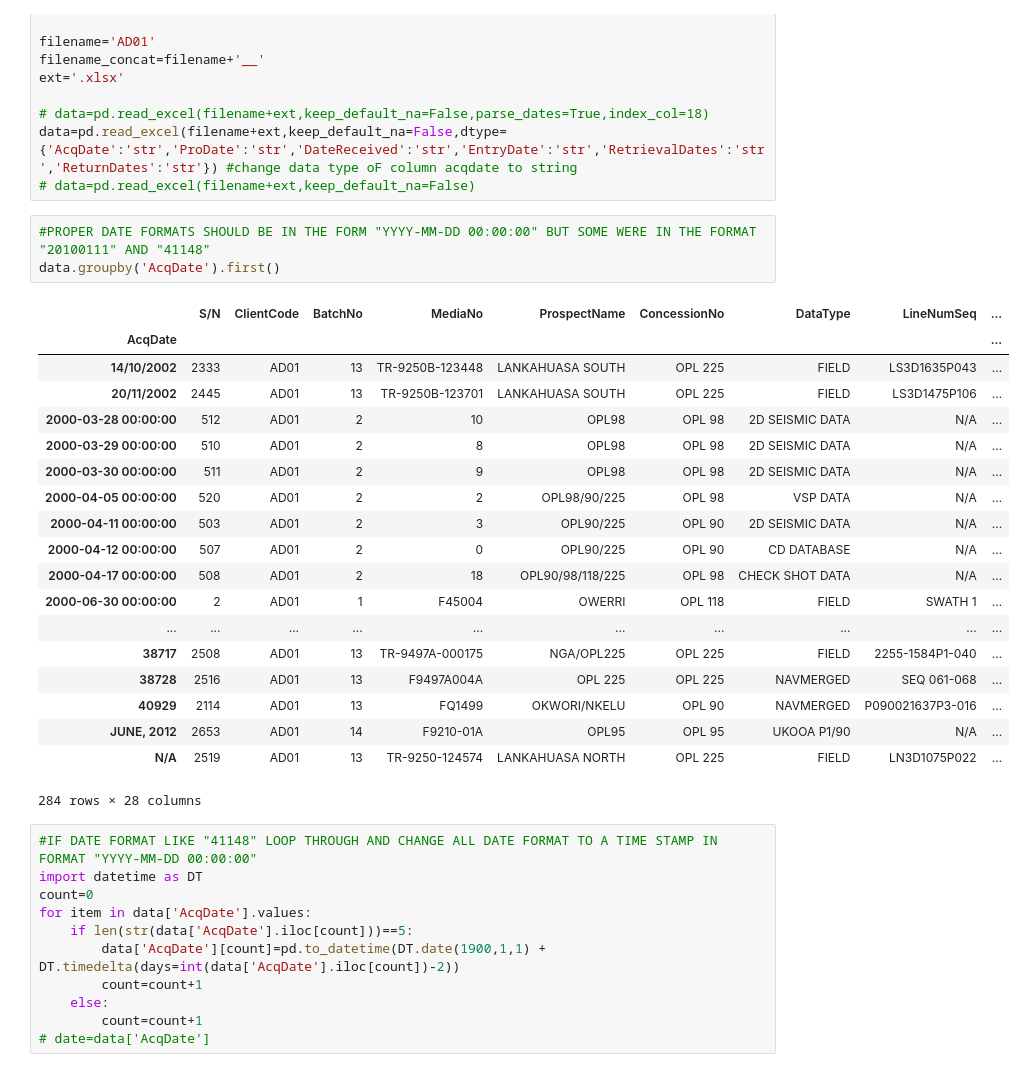
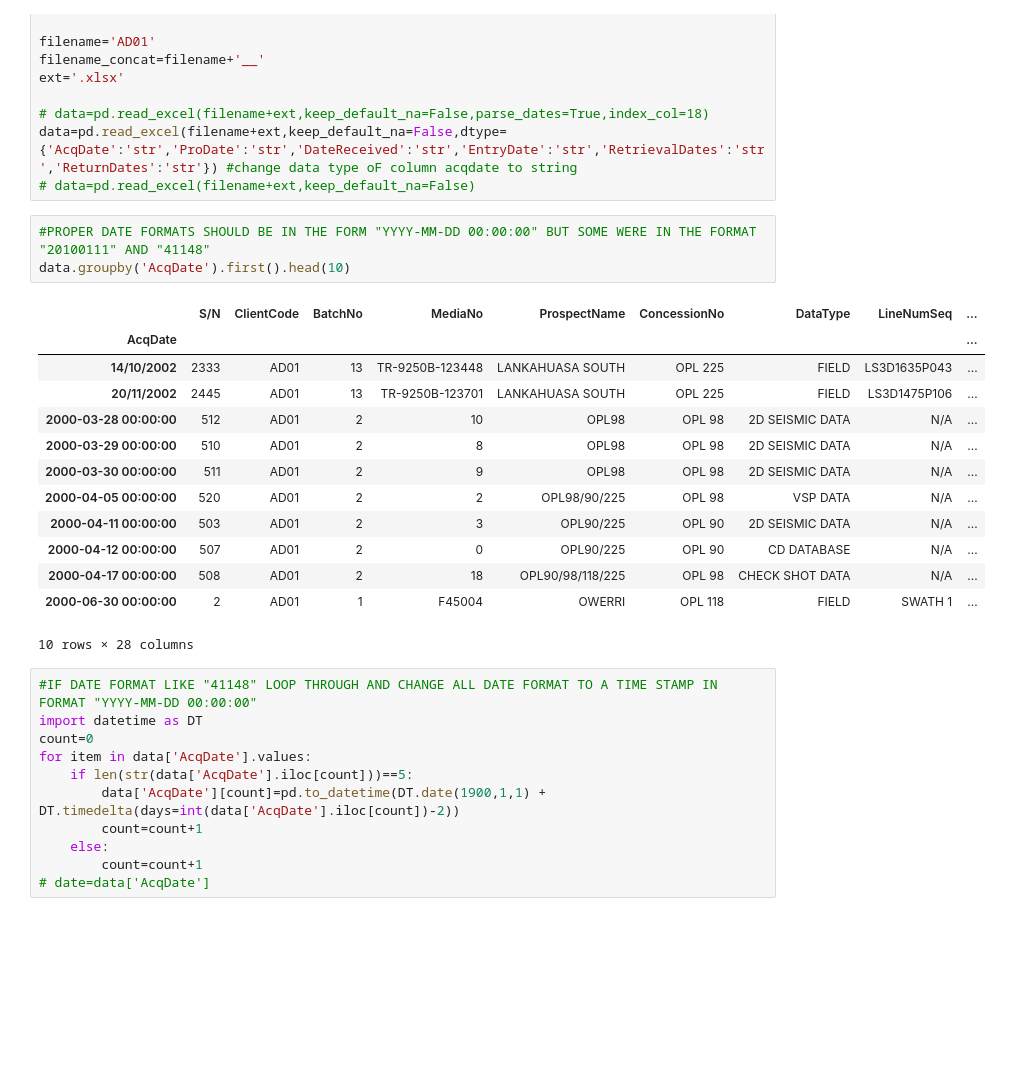
Before and after one commit to leosj1/rcf, a Jupyter notebook: DATA VALIDATION AT PD.ipynb, the cells around one changed output. Saved outputs shown, nothing was run; the diff lists cells and outputs as text; blank space fills up the shorter version.

```diff
--- a/DATA VALIDATION AT PD.ipynb
+++ b/DATA VALIDATION AT PD.ipynb
@@ -114,27 +108,21 @@ data=pd.read_excel(filename+ext,keep_default_na=False,dtype={'AcqDate':'str','Pr
 # data=pd.read_excel(filename+ext,keep_default_na=False)
 # %%
 #PROPER DATE FORMATS SHOULD BE IN THE FORM "YYYY-MM-DD 00:00:00" BUT SOME WERE IN THE FORMAT "20100111" AND "41148"
-data.groupby('AcqDate').first()
+data.groupby('AcqDate').first().head(10)
 # %% [output]
 |  | S/N | ClientCode | BatchNo | MediaNo | ProspectName | ConcessionNo | DataType | LineNumSeq | ... |
 | AcqDate |  |  |  |  |  |  |  |  | ... |
 | 14/10/2002 | 2333 | AD01 | 13 | TR-9250B-123448 | LANKAHUASA SOUTH | OPL 225 | FIELD | LS3D1635P043 | ... |
 | 20/11/2002 | 2445 | AD01 | 13 | TR-9250B-123701 | LANKAHUASA SOUTH | OPL 225 | FIELD | LS3D1475P106 | ... |
 | 2000-03-28 00:00:00 | 512 | AD01 | 2 | 10 | OPL98 | OPL 98 | 2D SEISMIC DATA | N/A | ... |
 | 2000-03-29 00:00:00 | 510 | AD01 | 2 | 8 | OPL98 | OPL 98 | 2D SEISMIC DATA | N/A | ... |
 | 2000-03-30 00:00:00 | 511 | AD01 | 2 | 9 | OPL98 | OPL 98 | 2D SEISMIC DATA | N/A | ... |
 | 2000-04-05 00:00:00 | 520 | AD01 | 2 | 2 | OPL98/90/225 | OPL 98 | VSP DATA | N/A | ... |
 | 2000-04-11 00:00:00 | 503 | AD01 | 2 | 3 | OPL90/225 | OPL 90 | 2D SEISMIC DATA | N/A | ... |
 | 2000-04-12 00:00:00 | 507 | AD01 | 2 | 0 | OPL90/225 | OPL 90 | CD DATABASE | N/A | ... |
 | 2000-04-17 00:00:00 | 508 | AD01 | 2 | 18 | OPL90/98/118/225 | OPL 98 | CHECK SHOT DATA | N/A | ... |
 | 2000-06-30 00:00:00 | 2 | AD01 | 1 | F45004 | OWERRI | OPL 118 | FIELD | SWATH 1 | ... |
-| ... | ... | ... | ... | ... | ... | ... | ... | ... | ... |
-| 38717 | 2508 | AD01 | 13 | TR-9497A-000175 | NGA/OPL225 | OPL 225 | FIELD | 2255-1584P1-040 | ... |
-| 38728 | 2516 | AD01 | 13 | F9497A004A | OPL 225 | OPL 225 | NAVMERGED | SEQ 061-068 | ... |
-| 40929 | 2114 | AD01 | 13 | FQ1499 | OKWORI/NKELU | OPL 90 | NAVMERGED | P090021637P3-016 | ... |
-| JUNE, 2012 | 2653 | AD01 | 14 | F9210-01A | OPL95 | OPL 95 | UKOOA P1/90 | N/A | ... |
-| N/A | 2519 | AD01 | 13 | TR-9250-124574 | LANKAHUASA NORTH | OPL 225 | FIELD | LN3D1075P022 | ... |
-284 rows × 28 columns
+10 rows × 28 columns
 # %%
 #IF DATE FORMAT LIKE "41148" LOOP THROUGH AND CHANGE ALL DATE FORMAT TO A TIME STAMP IN FORMAT "YYYY-MM-DD 00:00:00"
 import datetime as DT
```
Also changed, not shown: parts of 7 cells of this notebook, 2 other files.
